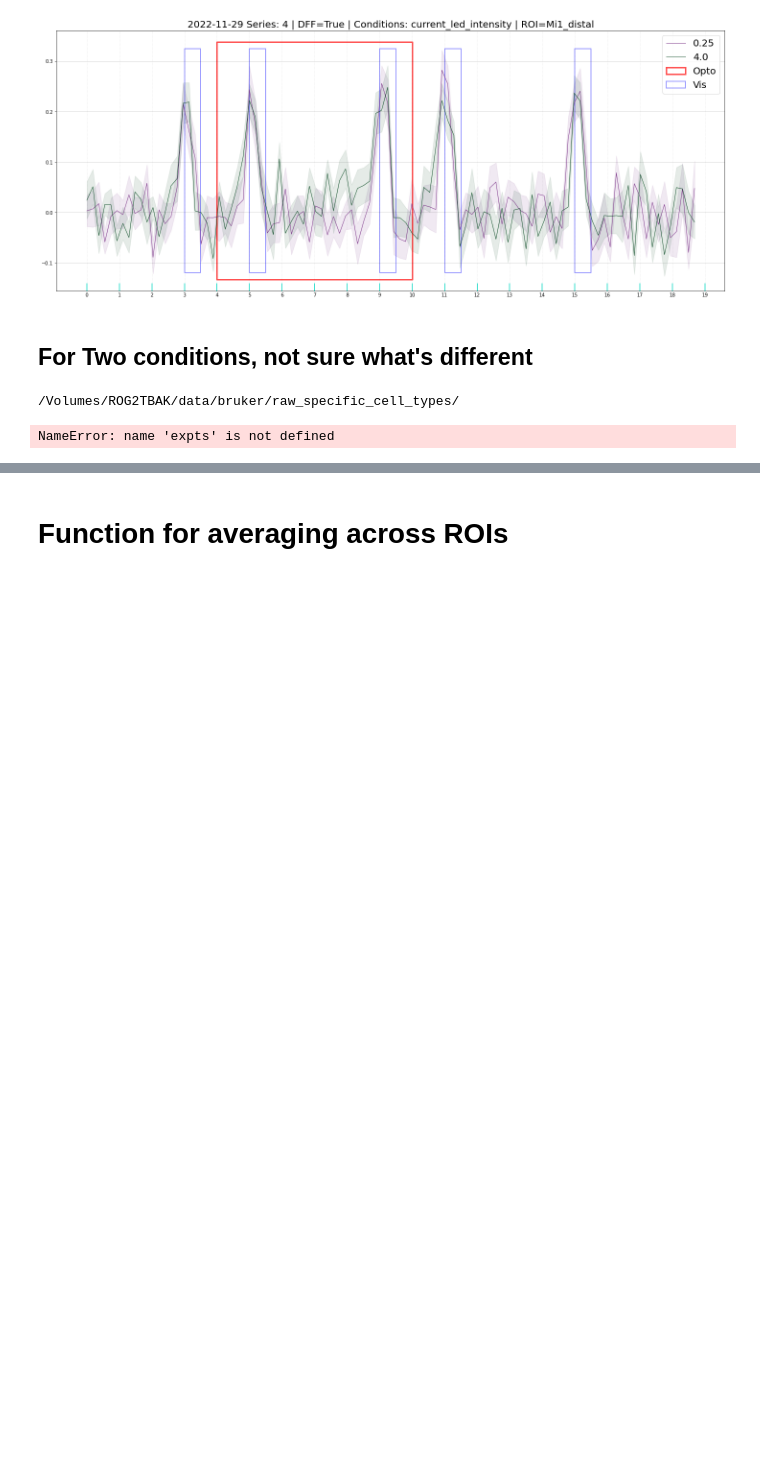
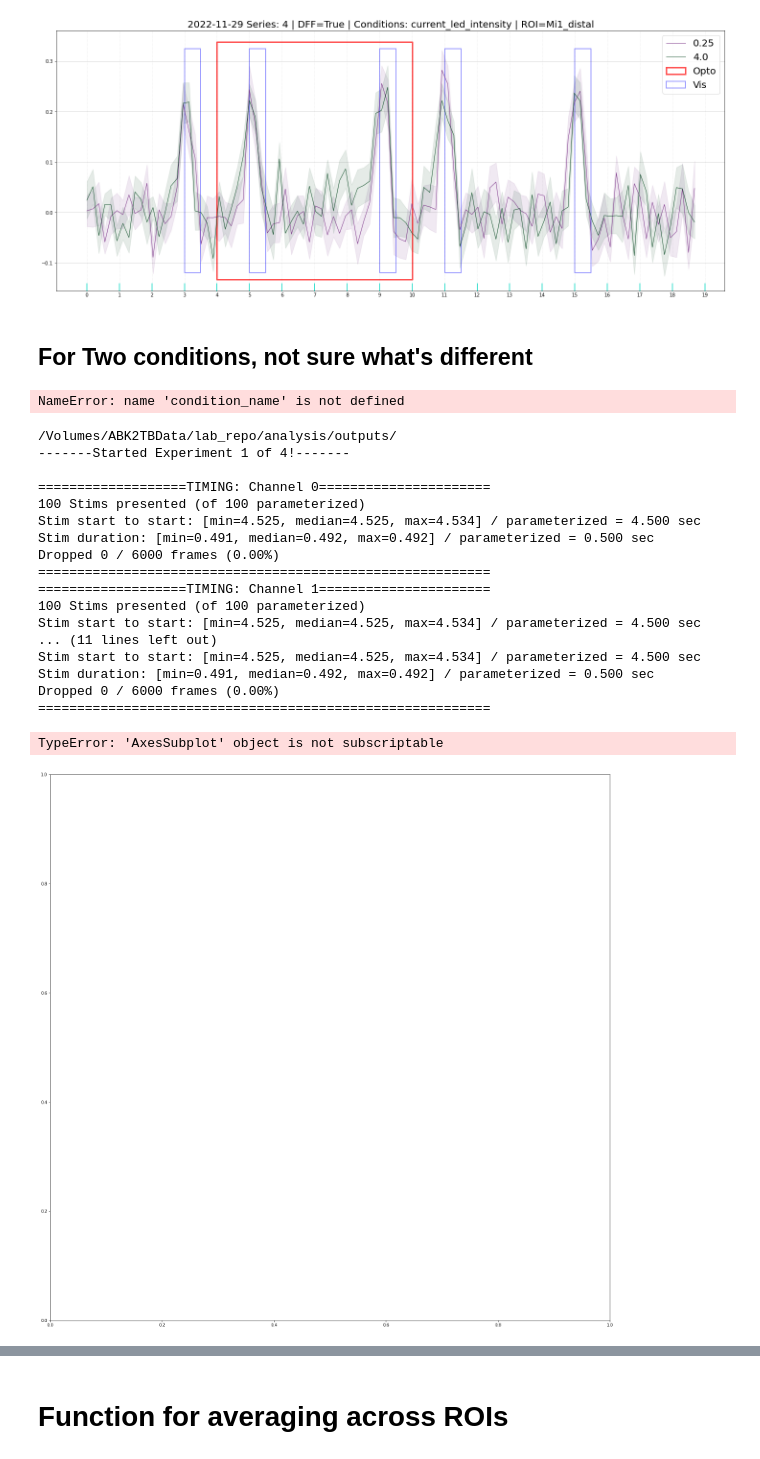
Before and after one commit to Biofall/two_photon_analysis, a Jupyter notebook: notebooks/trace_plotting.ipynb, the cells around one changed output, grey strips where cells are left out. Drawn from its saved outputs; the diff is of its cells as text; code cells hidden in the pictures; blank space fills up the shorter version.

```diff
--- a/notebooks/trace_plotting.ipynb
+++ b/notebooks/trace_plotting.ipynb
@@ -388,0 +429,2 @@ condition_name = 'current_led_intensity'
+# %%
+flash_start, flash_end = visFlash(ID)
@@ -388,0 +434,6 @@ condition_name = 'current_led_intensity'
+# %%
+num_trials = 2
+fh, ax = plt.subplots(num_trials, 1, figsize=(25,num_trials*10))
+
+for trial_ind in range(num_trials):
+    ax[trial_ind].plot(time_vector, epoch_response[0,trial_ind,:])
@@ -495,12 +548,12 @@ def plotRawROIResponseByCondition(ROI_conditions_mean, ROI_conditions_sem_minus,
 ## For plotting all conditions without error bars
 # %%
 dff = True
-for layer_ind in range(expts_all_layers.shape[0]):
-    ID, ROI_conditions_mean, ROI_conditions_sem_minus, ROI_conditions_sem_plus, conditions, num_conditions = getROIResponsebyCondition(expts_all_layers[layer_ind], condition_name, alt_pre_time=2)
-
+for layer_ind in range(expts.shape[0]):
+    ID, ROI_conditions_mean, ROI_conditions_sem_minus, ROI_conditions_sem_plus, conditions, num_conditions = getROIResponsebyCondition([layer_ind], condition_name, alt_pre_time=2)
+    expts
     plotRawROIResponseByCondition(ROI_conditions_mean, ROI_conditions_sem_minus,
                                   ROI_conditions_sem_plus, conditions, num_conditions,
-                                  ID, expts_list = expts_all_layers[layer_ind],
-                                  plot_error_bars = False, savefig = True,
+                                  ID, expts_list = expts[layer_ind],
+                                  plot_error_bars = False, savefig = False,
                                  )
 # %% [output]
@@ -533,8 +584,8 @@ for layer_ind in range(expts_all_layers.shape[0]):
 ## For Two conditions, not sure what's different
 # %%
 dff = True
-for layer_ind in range(expts_all_layers.shape[0]):
-    ID, ROI_conditions_mean, ROI_conditions_sem_minus, ROI_conditions_sem_plus, num_conditions = getROIResponsebyCondition(expts_all_layers[layer_ind], condition_name, alt_pre_time=2)
+for layer_ind in range(expts.shape[0]):
+    ID, ROI_conditions_mean, ROI_conditions_sem_minus, ROI_conditions_sem_plus, num_conditions = getROIResponsebyCondition(expts[layer_ind], condition_name, alt_pre_time=2)
 
     ROI_conditions_mean = ROI_conditions_mean[(0,4), :]
     ROI_conditions_sem_minus = ROI_conditions_sem_minus[(0,4), :]
@@ -546,31 +597,50 @@ for layer_ind in range(expts_all_layers.shape[0]):
                                   expts_list = expts_all_layers[layer_ind],
                                   plot_error_bars = True, savefig = False,
                                  )
+# %% [output]
+NameError: name 'condition_name' is not defined
 # %%
 # Plotting each ROI for all expts:
 
-save_directory = "/Volumes/ROG2TBAK/data/bruker/raw_specific_cell_types/" #+ experiment_file_name + "/"
+save_directory = "/Volumes/ABK2TBData/lab_repo/analysis/outputs/" #+ experiment_file_name + "/"
 print(save_directory)
 Path(save_directory).mkdir(exist_ok=True)
 # initialize variables
 alt_pre_time = 1
 df = False
 dff = False
 saveFig = True
 
 # Loop through experiments and plot it
 for exp in range(0, len(expts)):
     print(f'-------Started Experiment {exp+1} of {len(expts)}!-------\n')
     file_path = os.path.join(expts[exp, 0], expts[exp, 1] + ".hdf5")
     ID = imaging_data.ImagingDataObject(file_path, expts[exp, 2], quiet=False)
     roi_data = ID.getRoiResponses(expts[exp, 3])
 
     plotEachROIRawSpecificCellType(ID, roi_data, alt_pre_time,
                                    dff, df, experiment_file_name = expts[exp,1],
                                    series_number = expts[exp,2], roi_set_name = expts[exp,3])
 # %% [output]
-/Volumes/ROG2TBAK/data/bruker/raw_specific_cell_types/
+/Volumes/ABK2TBData/lab_repo/analysis/outputs/
+-------Started Experiment 1 of 4!-------
+
+===================TIMING: Channel 0======================
+100 Stims presented (of 100 parameterized)
+Stim start to start: [min=4.525, median=4.525, max=4.534] / parameterized = 4.500 sec
+Stim duration: [min=0.491, median=0.492, max=0.492] / parameterized = 0.500 sec
+Dropped 0 / 6000 frames (0.00%)
+==========================================================
+===================TIMING: Channel 1======================
+100 Stims presented (of 100 parameterized)
+Stim start to start: [min=4.525, median=4.525, max=4.534] / parameterized = 4.500 sec
+... (11 lines left out)
+Stim start to start: [min=4.525, median=4.525, max=4.534] / parameterized = 4.500 sec
+Stim duration: [min=0.491, median=0.492, max=0.492] / parameterized = 0.500 sec
+Dropped 0 / 6000 frames (0.00%)
+==========================================================
-NameError: name 'expts' is not defined
+TypeError: 'AxesSubplot' object is not subscriptable
+[figure, added]
 # %%
 # Collapsing and plotting across ROIs for all expts
 # Each experiment is its own plot
```
Also changed, not shown: parts of 11 cells of this notebook, 1 other file.
